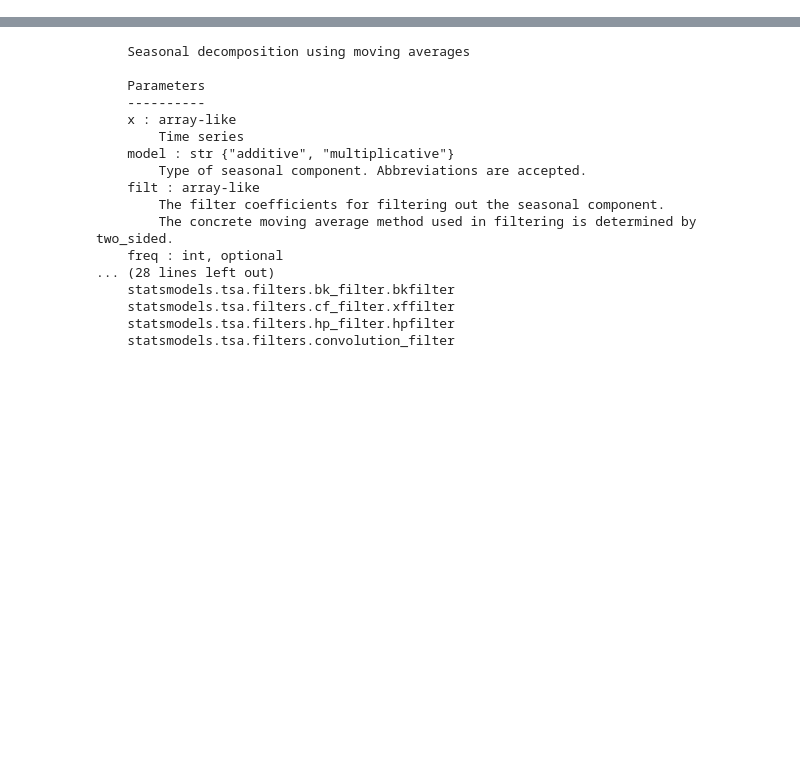
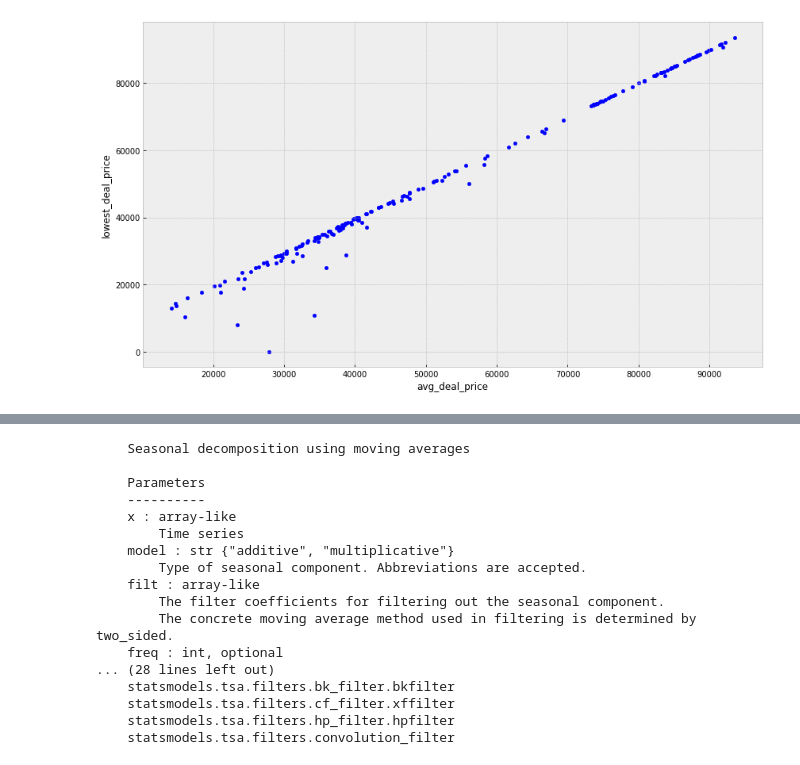
Before and after one commit to MarcusWiilo/capstone_udacity, a Jupyter notebook: capstone_udacity.ipynb, the cells around one changed output, grey strips where cells are left out. Saved outputs shown, nothing was run; the diff lists cells and outputs as text; code cells hidden in the pictures; blank space fills up the shorter version.

```diff
--- a/capstone_udacity.ipynb
+++ b/capstone_udacity.ipynb
@@ -581,0 +309,4 @@ NameError: name 'results_ARIMA' is not defined
+# %%
+data_test.plot(x='avg_deal_price', y='lowest_deal_price', kind='scatter', figsize=(14, 8));
+# %% [output]
+[figure, added]
```
Also changed, not shown: parts of 108 cells of this notebook, 3 other files.
